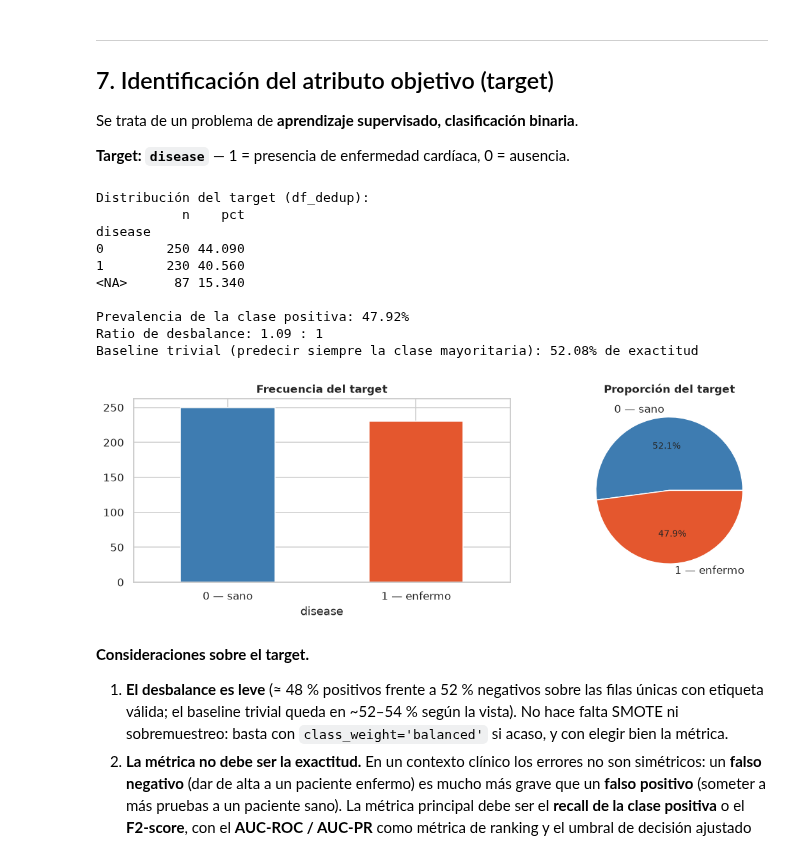
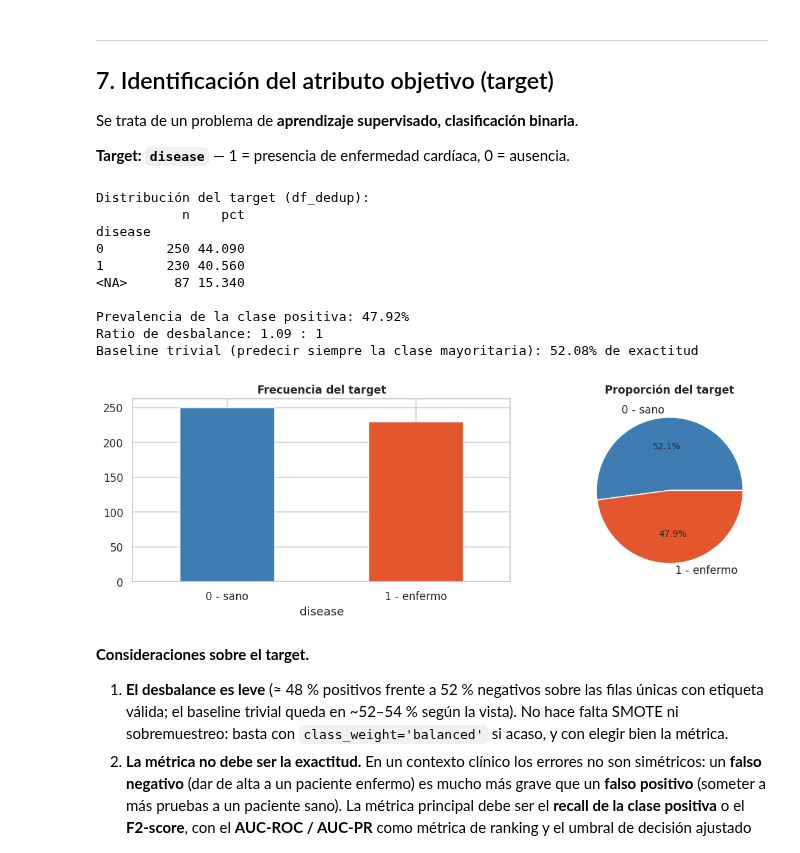
Before and after one commit to CarlosP1005/Heart_project, a Jupyter notebook: notebooks/3-analysis/Analisis-EDA-completo-CJPS-2026-08-28.ipynb, the cells around one changed output. Cells and saved outputs as stored; diff of their text form; code cells hidden in the pictures.

```diff
--- a/notebooks/3-analysis/Analisis-EDA-completo-CJPS-2026-08-28.ipynb
+++ b/notebooks/3-analysis/Analisis-EDA-completo-CJPS-2026-08-28.ipynb
@@ -153,12 +165,15 @@ Primer barrido para ver, columna a columna, cuántos valores distintos hay y có
 filas = []
 for c in raw.columns:
     vals = raw[c].dropna().unique()
-    filas.append({
-        'atributo'      : c,
-        'n_unicos'      : len(vals),
-        'n_no_nulos'    : int(raw[c].notna().sum()),
-        'muestra_valores': ', '.join(map(str, sorted(vals, key=str)[:8])) + (' …' if len(vals) > 8 else '')
-    })
+    filas.append(
+        {
+            "atributo": c,
+            "n_unicos": len(vals),
+            "n_no_nulos": int(raw[c].notna().sum()),
+            "muestra_valores": ", ".join(map(str, sorted(vals, key=str)[:8]))
+            + (" ..." if len(vals) > MAX_CATEGORIAS // 3 else ""),
+        }
+    )
 resumen_card = pd.DataFrame(filas)
 resumen_card
 # %% [output]
@@ -887,37 +979,47 @@ Se trata de un problema de **aprendizaje supervisado, clasificación binaria**.
 
 **Target: `disease`** — 1 = presencia de enfermedad cardíaca, 0 = ausencia.
 # %%
-t = df_dedup['disease'].value_counts(dropna=False).sort_index()
-print('Distribución del target (df_dedup):')
-print(pd.DataFrame({'n': t, 'pct': (t/len(df_dedup)*100).round(2)}).to_string())
+t = df_dedup["disease"].value_counts(dropna=False).sort_index()
+print("Distribución del target (df_dedup):")
+print(pd.DataFrame({"n": t, "pct": (t / len(df_dedup) * 100).round(2)}).to_string())
 
-pos = df_dedup['disease'].mean()
-print(f'\nPrevalencia de la clase positiva: {pos*100:.2f}%')
-print(f'Ratio de desbalance: {(1-pos)/pos:.2f} : 1')
-print(f'Baseline trivial (predecir siempre la clase mayoritaria): '
-      f'{max(pos, 1-pos)*100:.2f}% de exactitud')
+pos = df_dedup["disease"].mean()
+print(f"\nPrevalencia de la clase positiva: {pos * 100:.2f}%")
+print(f"Ratio de desbalance: {(1 - pos) / pos:.2f} : 1")
+print(
+    f"Baseline trivial (predecir siempre la clase mayoritaria): "
+    f"{max(pos, 1 - pos) * 100:.2f}% de exactitud"
+)
 
 fig, ax = plt.subplots(1, 2, figsize=(11, 3.6))
-df_dedup['disease'].value_counts().sort_index().plot(
-    kind='bar', ax=ax[0], color=[PAL[0], PAL[1]], rot=0)
-ax[0].set_title('Frecuencia del target'); ax[0].set_xticklabels(['0 — sano', '1 — enfermo'])
-df_dedup['disease'].value_counts().sort_index().plot(
-    kind='pie', ax=ax[1], colors=[PAL[0], PAL[1]], autopct='%1.1f%%',
-    labels=['0 — sano', '1 — enfermo'], ylabel='')
-ax[1].set_title('Proporción del target')
-plt.tight_layout(); plt.show()
+df_dedup["disease"].value_counts().sort_index().plot(
+    kind="bar", ax=ax[0], color=[PAL[0], PAL[1]], rot=0
+)
+ax[0].set_title("Frecuencia del target")
+ax[0].set_xticklabels(["0 - sano", "1 - enfermo"])
+df_dedup["disease"].value_counts().sort_index().plot(
+    kind="pie",
+    ax=ax[1],
+    colors=[PAL[0], PAL[1]],
+    autopct="%1.1f%%",
+    labels=["0 - sano", "1 - enfermo"],
+    ylabel="",
+)
+ax[1].set_title("Proporción del target")
+plt.tight_layout()
+plt.show()
 # %% [output]
 Distribución del target (df_dedup):
            n    pct
 disease
 0        250 44.090
 1        230 40.560
 <NA>      87 15.340
 
 Prevalencia de la clase positiva: 47.92%
 Ratio de desbalance: 1.09 : 1
 Baseline trivial (predecir siempre la clase mayoritaria): 52.08% de exactitud
-[figure, old version]
+[figure, new version]
 # %% [markdown]
 **Consideraciones sobre el target.**
 
```
Also changed, not shown: parts of 37 cells of this notebook, 2 other files.
